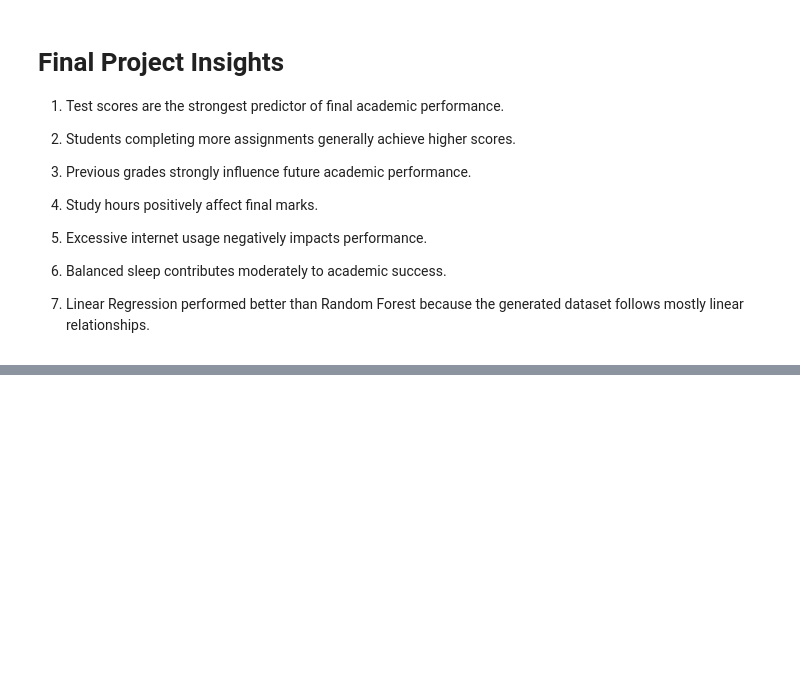
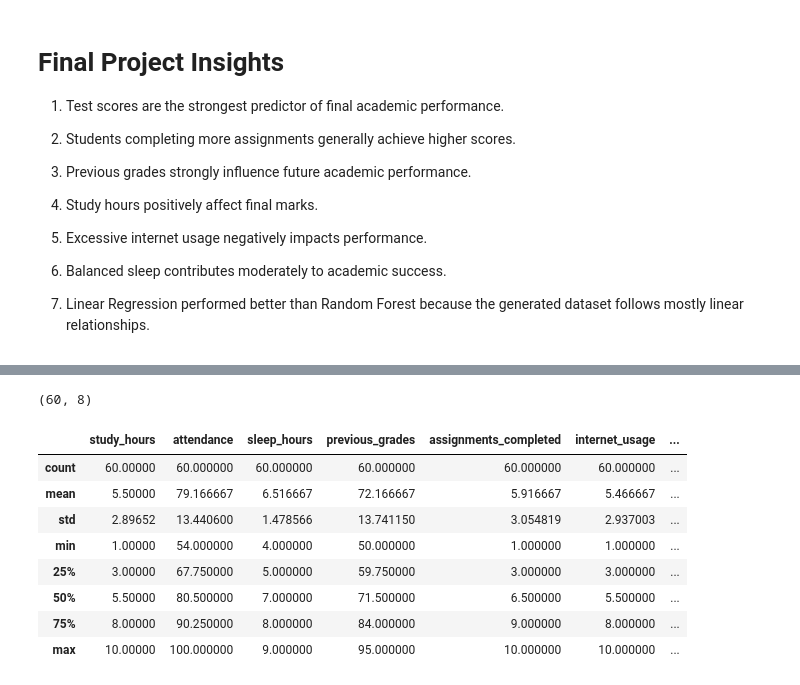
Before and after one commit to Shashanksangam/student-performance-prediction-ml, a Jupyter notebook: notebooks/analysis.ipynb, the cells around one changed output, grey strips where cells are left out. Saved outputs shown, nothing was run; the diff lists cells and outputs as text; code cells hidden in the pictures; blank space fills up the shorter version.

```diff
--- a/notebooks/analysis.ipynb
+++ b/notebooks/analysis.ipynb
@@ -391,0 +426,16 @@ plt.show()
+# %%
+df.shape
+# %% [output]
+(60, 8)
+# %%
+df.describe()
+# %% [output]
+|  | study_hours | attendance | sleep_hours | previous_grades | assignments_completed | internet_usage | ... |
+| count | 60.00000 | 60.000000 | 60.000000 | 60.000000 | 60.000000 | 60.000000 | ... |
+| mean | 5.50000 | 79.166667 | 6.516667 | 72.166667 | 5.916667 | 5.466667 | ... |
+| std | 2.89652 | 13.440600 | 1.478566 | 13.741150 | 3.054819 | 2.937003 | ... |
+| min | 1.00000 | 54.000000 | 4.000000 | 50.000000 | 1.000000 | 1.000000 | ... |
+| 25% | 3.00000 | 67.750000 | 5.000000 | 59.750000 | 3.000000 | 3.000000 | ... |
+| 50% | 5.50000 | 80.500000 | 7.000000 | 71.500000 | 6.500000 | 5.500000 | ... |
+| 75% | 8.00000 | 90.250000 | 8.000000 | 84.000000 | 9.000000 | 8.000000 | ... |
+| max | 10.00000 | 100.000000 | 9.000000 | 95.000000 | 10.000000 | 10.000000 | ... |
```
Also changed, not shown: parts of 11 cells of this notebook, 7 other files.
